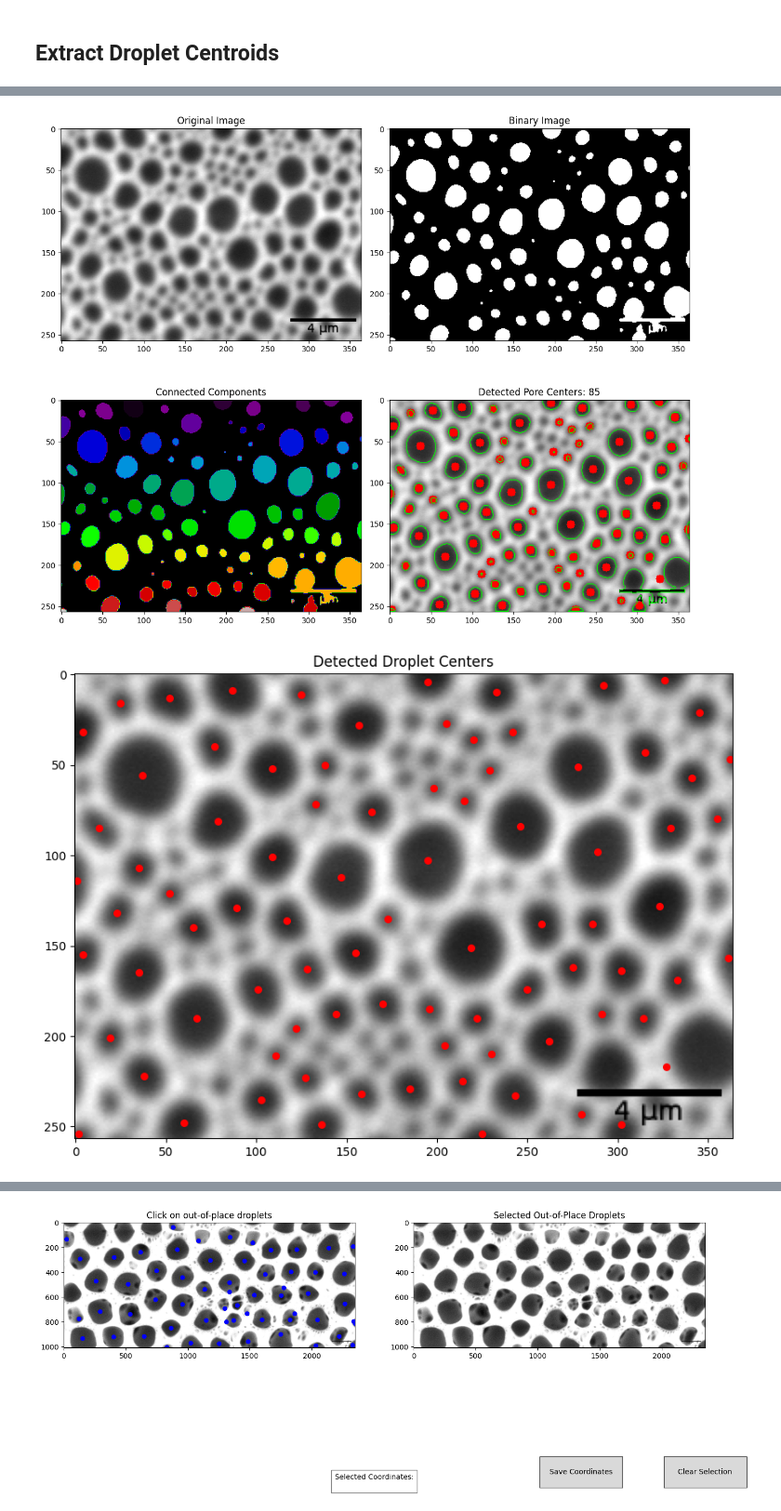
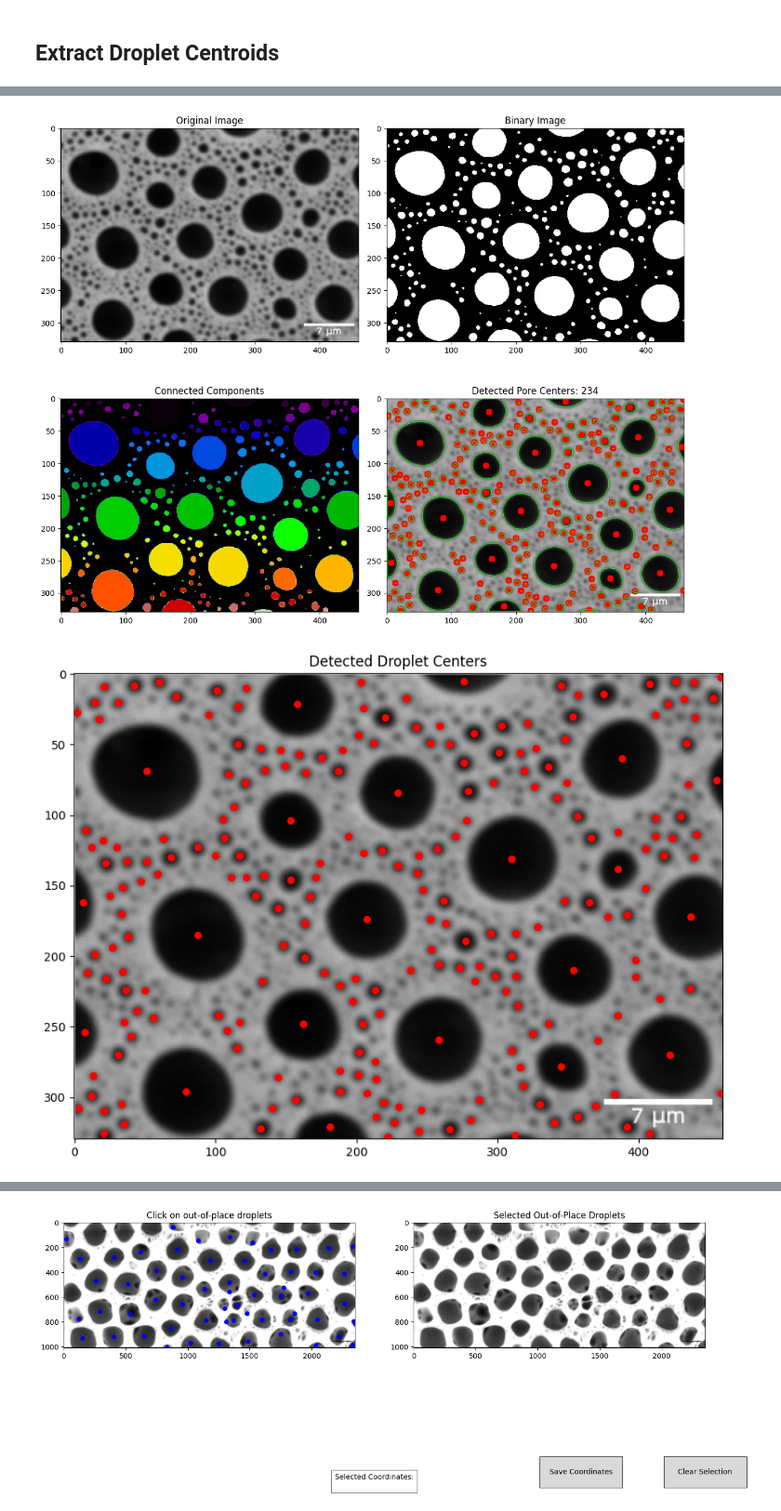
Before and after one commit to lemontang3/Python_Physics, a Jupyter notebook: Voronoi_Analysis.ipynb, the cells around one changed output, grey strips where cells are left out. Shown at 93% size. Cells and saved outputs as stored; diff of their text form; code cells hidden in the pictures.

```diff
--- a/Voronoi_Analysis.ipynb
+++ b/Voronoi_Analysis.ipynb
@@ -44,7 +44,7 @@ import numpy as np
 import matplotlib.pyplot as plt
 
 # Load the image
-image_path = "sample (5)B.png"  # Update with your image path if needed
+image_path = "sample (9)A.png"  # Update with your image path if needed
 image = cv2.imread(image_path, cv2.IMREAD_GRAYSCALE)
 
 # Apply Gaussian blur to reduce noise
@@ -137,5 +137,5 @@ Number of pores detected: 85
-[figure, old version]
+[figure, new version]
-[figure, old version]
+[figure, new version]
 # %%
 import cv2
 import numpy as np
```
Also changed, not shown: parts of 5 cells of this notebook, 6 other files.
